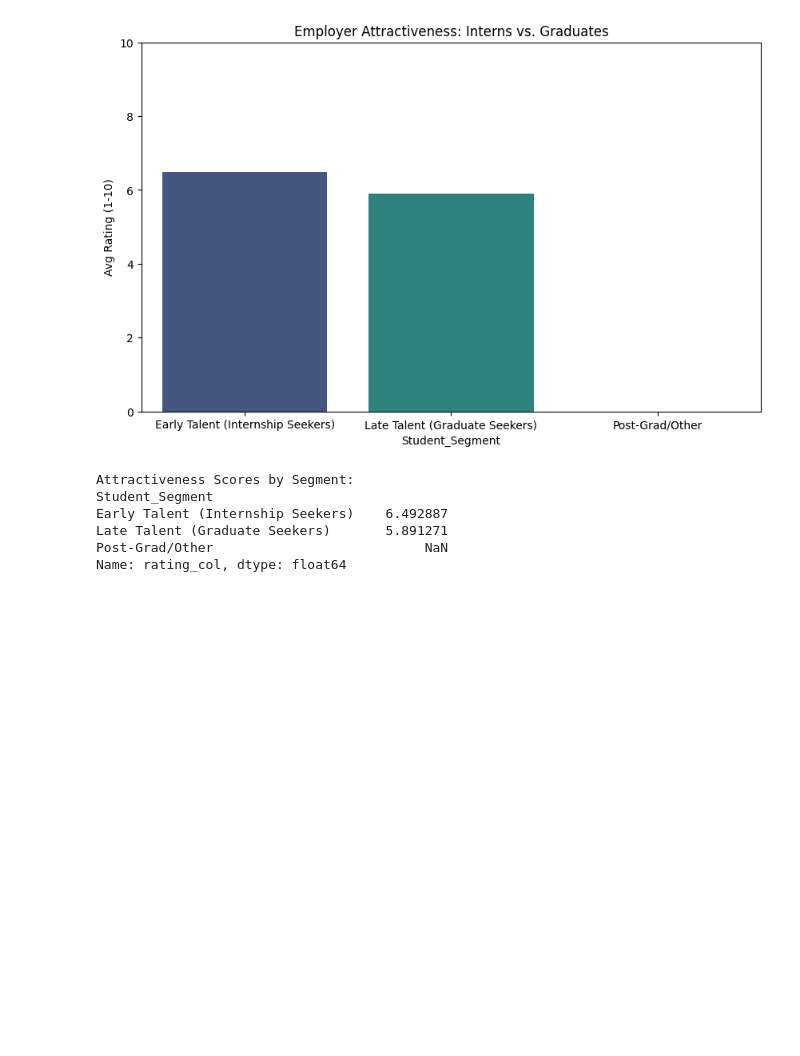
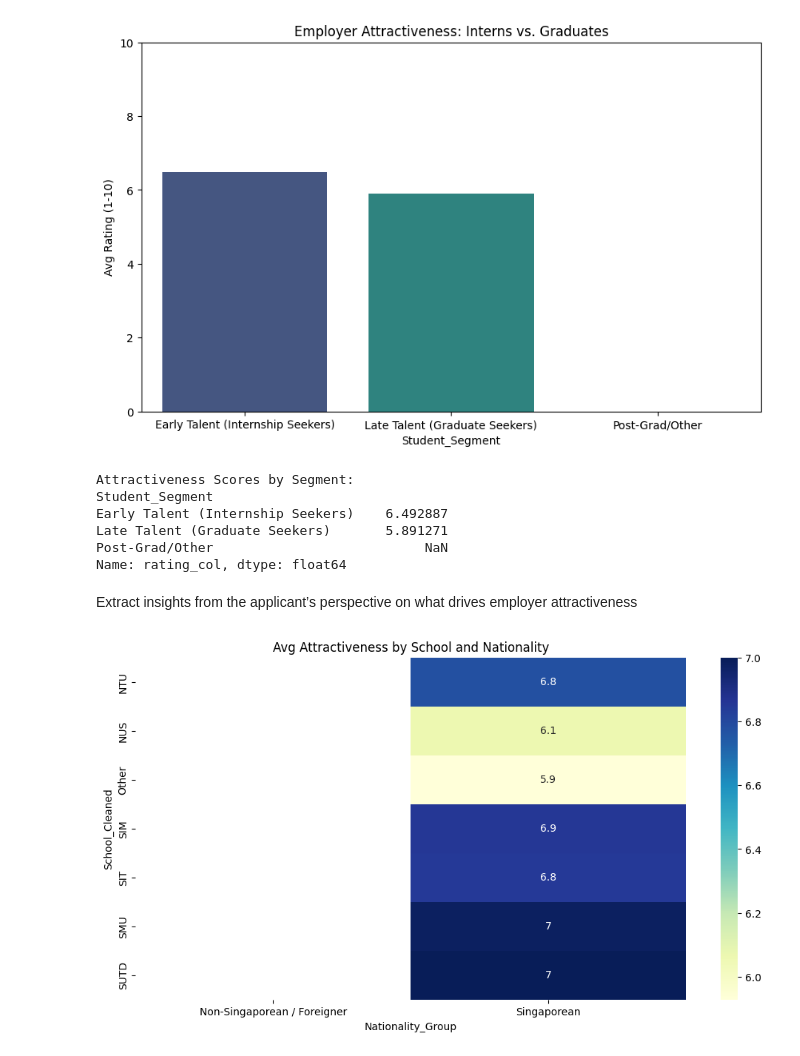
Before and after one commit to yijiesoo/Datathon-2026-LeiGaGa, a Jupyter notebook: src/main.ipynb, the cells around one changed output. Drawn from its saved outputs; the diff is of its cells as text; code cells hidden in the pictures; blank space fills up the shorter version.

Commit message:
Added feature select and visualisations

```diff
--- a/src/main.ipynb
+++ b/src/main.ipynb
@@ -284,3 +284,45 @@ Early Talent (Internship Seekers)    6.492887
 Late Talent (Graduate Seekers)       5.891271
 Post-Grad/Other                           NaN
 Name: rating_col, dtype: float64
+# %% [markdown]
+Extract insights from the applicant’s perspective on what drives employer attractiveness
+# %%
+# I want to continue doing the question on what drives employer attractiveness for different student segments
+# So i think im going to categorise the population according to the different demographics, starting with gender and see how it affects their ratings
+# we start with schools first bah
+
+# Define a function to clean and categorize school names
+
+def clean_school(name):
+    name = str(name).upper()
+    if 'NUS' in name or 'NATIONAL UNIVERSITY' in name: return 'NUS'
+    if 'NTU' in name or 'NANYANG' in name: return 'NTU'
+    if 'SMU' in name or 'SINGAPORE MANAGEMENT' in name: return 'SMU'
+    if 'SUTD' in name: return 'SUTD'
+    if 'SIT' in name: return 'SIT'
+    if 'SIM' in name: return 'SIM'
+    return 'Other'
+
+df['School_Cleaned'] = df['Which higher education institution do you or did you study at?'].apply(clean_school)
+
+# Group Nationality into 3 main categories as requested
+def categorize_nationality(nat):
+    nat = str(nat).lower()
+    if 'singaporean' in nat and 'non' not in nat: return 'Singaporean'
+    if 'pr' in nat or 'permanent resident' in nat: return 'PR'
+    return 'Non-Singaporean / Foreigner'
+
+df['Nationality_Group'] = df['Please indicate your nationality.'].apply(categorize_nationality)
+
+# Cross-tabulate Attractiveness
+school_attractiveness = df.groupby(['School_Cleaned', 'Nationality_Group'])['rating_col'].mean().unstack()
+
+plt.figure(figsize=(12, 6))
+sns.heatmap(school_attractiveness, annot=True, cmap='YlGnBu')
+plt.title('Avg Attractiveness by School and Nationality')
+plt.show()
+
+#ALl of the non singaporeans/pr did not vote the companies attractiveness
+#From the diagram below, SUTD and SMU have the highest attractiveness but other/NUS have the lowest attractiveness
+# %% [output]
+[figure, added]
```
Also changed, not shown: parts of 10 cells of this notebook.
